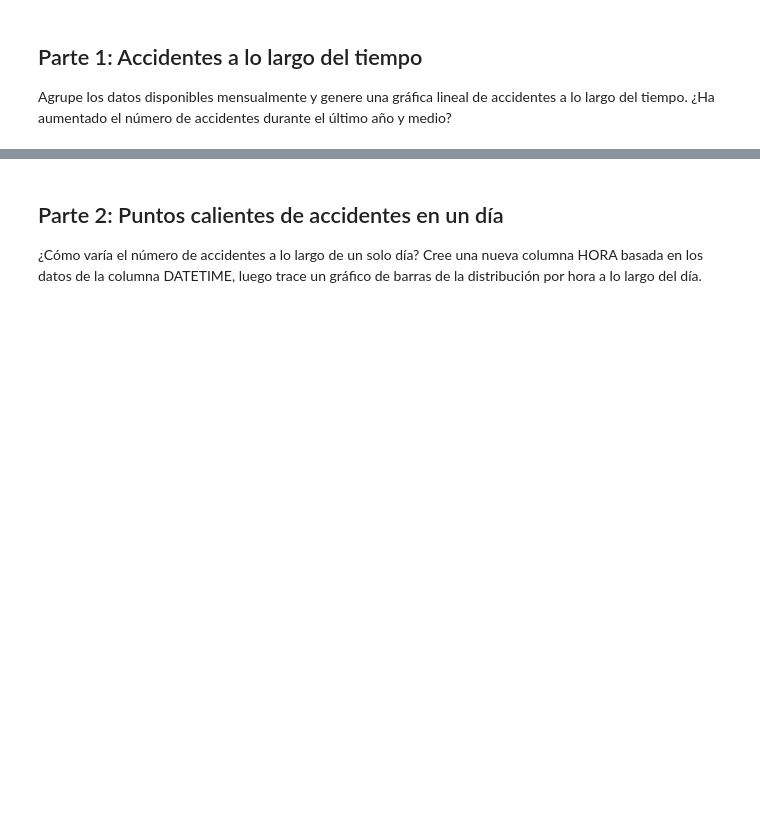
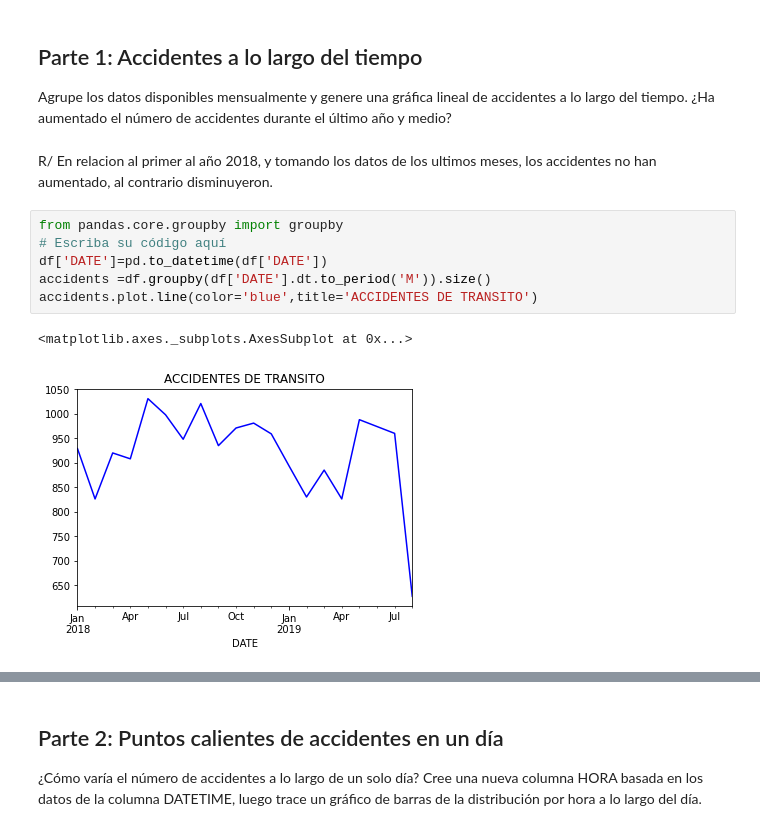
Before and after one commit to dianaquinterol/MujeresDigitales, a Jupyter notebook: Taller_Semana_4_(1).ipynb, the cells around one changed output, grey strips where cells are left out. Saved outputs shown, nothing was run; the diff lists cells and outputs as text; blank space fills up the shorter version.

```diff
--- a/Taller_Semana_4_(1).ipynb
+++ b/Taller_Semana_4_(1).ipynb
@@ -86,6 +77,17 @@ df.describe
 ## Parte 1: Accidentes a lo largo del tiempo
 
 Agrupe los datos disponibles mensualmente y genere una gráfica lineal de accidentes a lo largo del tiempo. ¿Ha aumentado el número de accidentes durante el último año y medio?
+# %% [markdown]
+R/ En relacion al primer al año 2018, y tomando los datos de los ultimos meses, los accidentes no han aumentado, al contrario disminuyeron.
+# %%
+from pandas.core.groupby import groupby
+# Escriba su código aquí
+df['DATE']=pd.to_datetime(df['DATE'])
+accidents =df.groupby(df['DATE'].dt.to_period('M')).size()
+accidents.plot.line(color='blue',title='ACCIDENTES DE TRANSITO')
+# %% [output]
+<matplotlib.axes._subplots.AxesSubplot at 0x...>
+[figure, added]
 # %%
 from pandas.core.groupby import groupby
 # Escriba su código aquí
```
Also changed, not shown: parts of 10 cells of this notebook.
